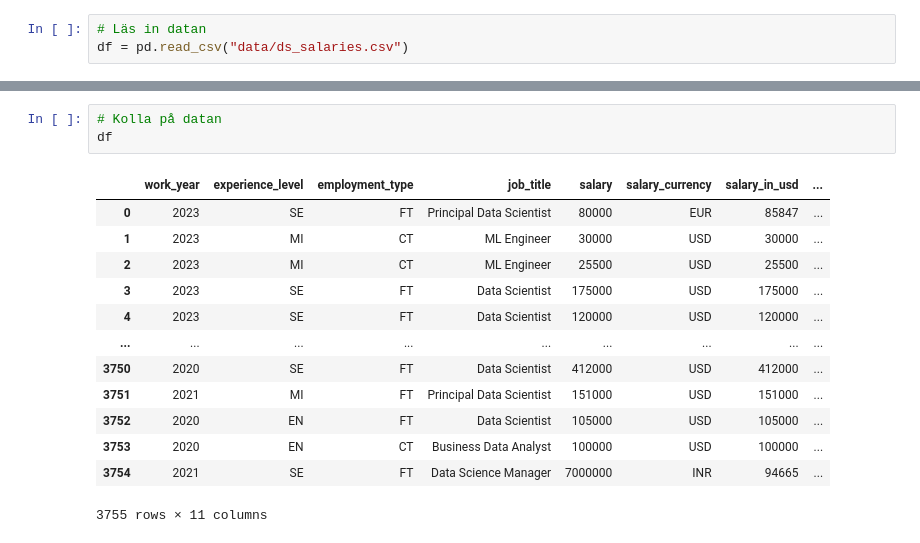
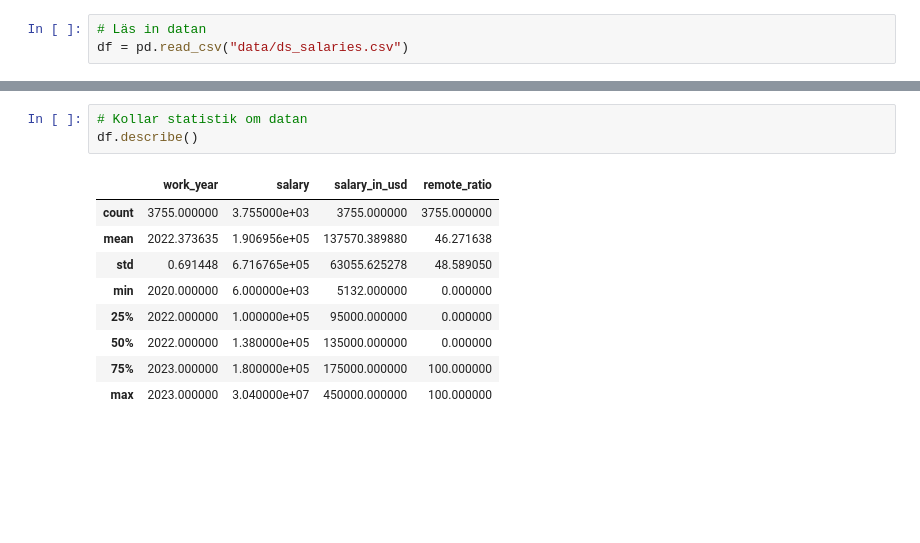
Before and after one commit to Code-666/EDA-project, a Jupyter notebook: EDA-project.ipynb, the cells around one changed output, grey strips where cells are left out. Cells and saved outputs as stored; diff of their text form; blank space fills up the shorter version.

```diff
--- a/EDA-project.ipynb
+++ b/EDA-project.ipynb
@@ -8,17 +77,13 @@ df = pd.read_csv("data/ds_salaries.csv")
 # %%
-# Kolla på datan
-df
+# Kollar statistik om datan
+df.describe()
 # %% [output]
-|  | work_year | experience_level | employment_type | job_title | salary | salary_currency | salary_in_usd | ... |
-| 0 | 2023 | SE | FT | Principal Data Scientist | 80000 | EUR | 85847 | ... |
-| 1 | 2023 | MI | CT | ML Engineer | 30000 | USD | 30000 | ... |
-| 2 | 2023 | MI | CT | ML Engineer | 25500 | USD | 25500 | ... |
-| 3 | 2023 | SE | FT | Data Scientist | 175000 | USD | 175000 | ... |
-| 4 | 2023 | SE | FT | Data Scientist | 120000 | USD | 120000 | ... |
-| ... | ... | ... | ... | ... | ... | ... | ... | ... |
-| 3750 | 2020 | SE | FT | Data Scientist | 412000 | USD | 412000 | ... |
-| 3751 | 2021 | MI | FT | Principal Data Scientist | 151000 | USD | 151000 | ... |
-| 3752 | 2020 | EN | FT | Data Scientist | 105000 | USD | 105000 | ... |
-| 3753 | 2020 | EN | CT | Business Data Analyst | 100000 | USD | 100000 | ... |
-| 3754 | 2021 | SE | FT | Data Science Manager | 7000000 | INR | 94665 | ... |
+|  | work_year | salary | salary_in_usd | remote_ratio |
+| count | 3755.000000 | 3.755000e+03 | 3755.000000 | 3755.000000 |
+| mean | 2022.373635 | 1.906956e+05 | 137570.389880 | 46.271638 |
+| std | 0.691448 | 6.716765e+05 | 63055.625278 | 48.589050 |
+| min | 2020.000000 | 6.000000e+03 | 5132.000000 | 0.000000 |
+| 25% | 2022.000000 | 1.000000e+05 | 95000.000000 | 0.000000 |
+| 50% | 2022.000000 | 1.380000e+05 | 135000.000000 | 0.000000 |
+| 75% | 2023.000000 | 1.800000e+05 | 175000.000000 | 100.000000 |
+| max | 2023.000000 | 3.040000e+07 | 450000.000000 | 100.000000 |
-3755 rows × 11 columns
```
Also changed, not shown: parts of 20 cells of this notebook.
